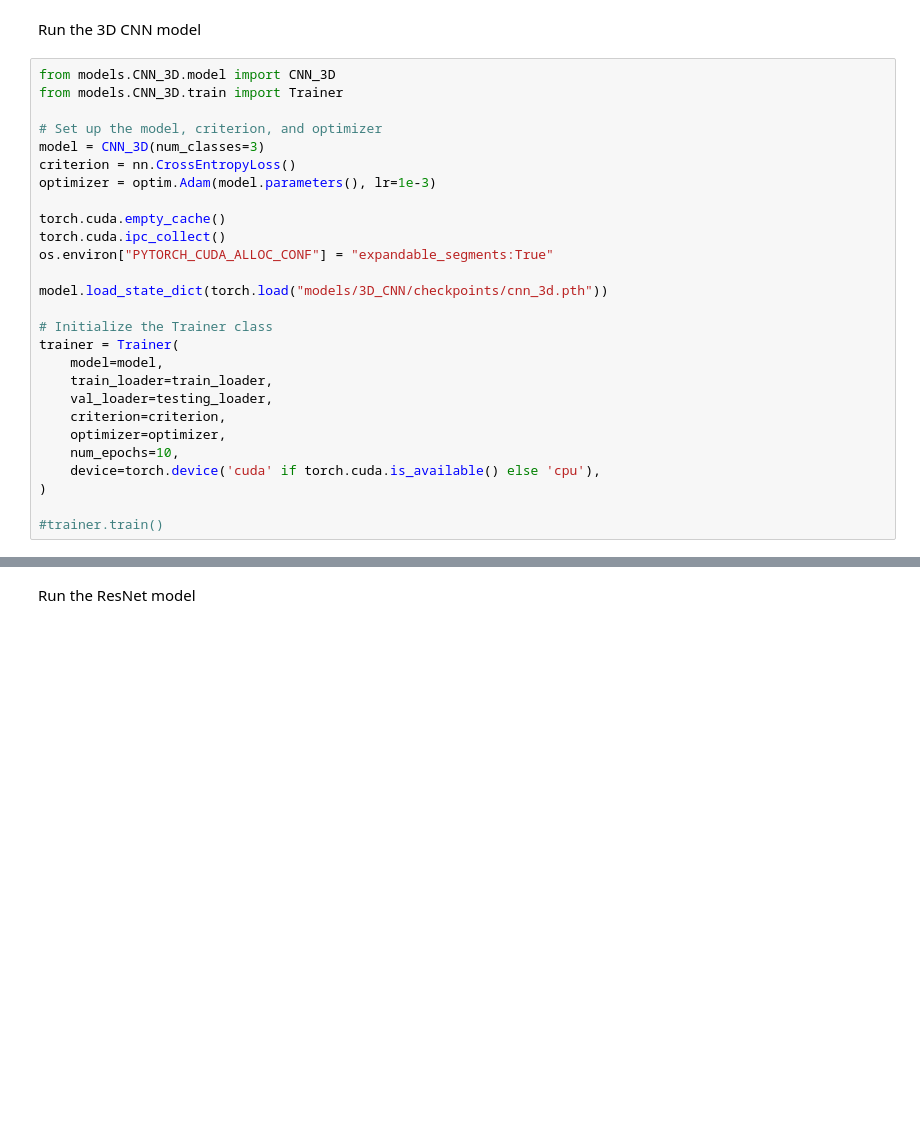
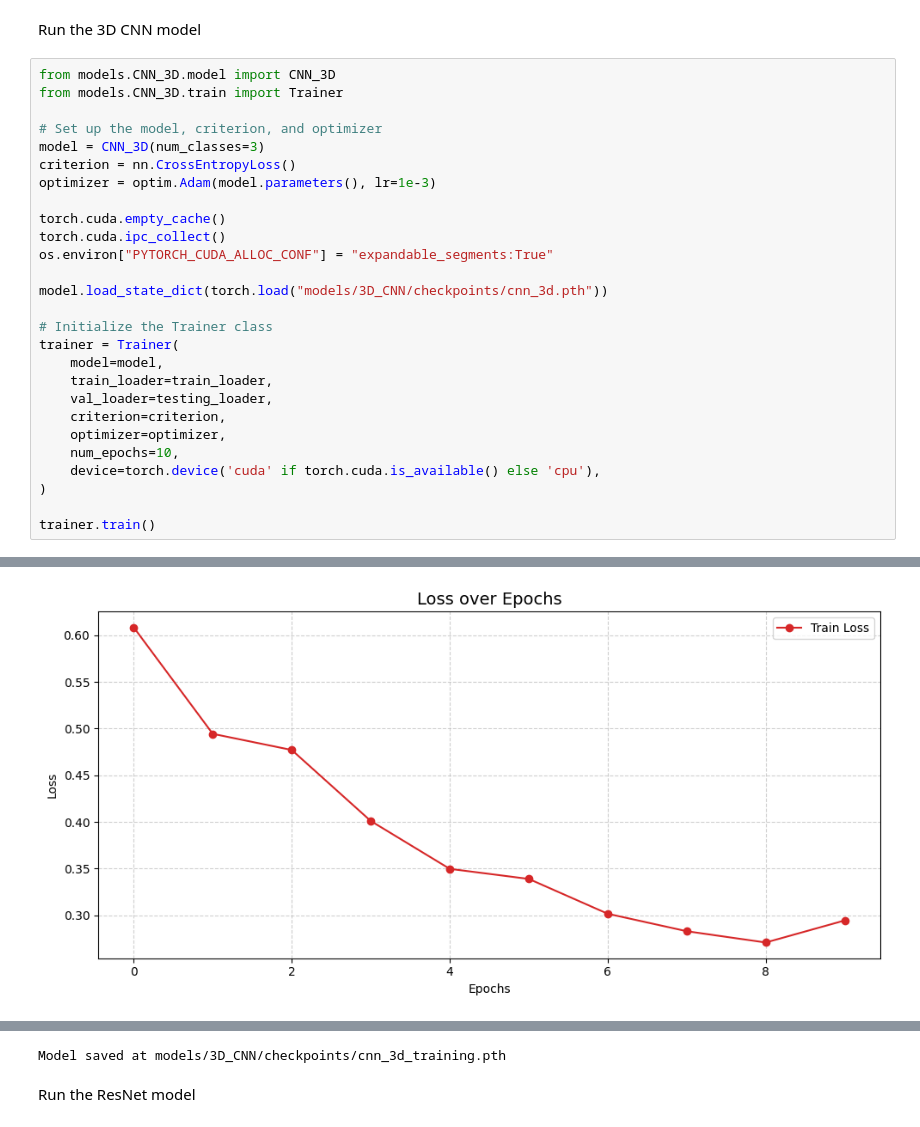
Before and after one commit to willakins/TumorTrace, a Jupyter notebook: notebooks/main.ipynb, the cells around one changed output, grey strips where cells are left out. Saved outputs shown, nothing was run; the diff lists cells and outputs as text; blank space fills up the shorter version.

```diff
--- a/notebooks/main.ipynb
+++ b/notebooks/main.ipynb
@@ -75,4 +75,5 @@ trainer = Trainer(
     device=torch.device('cuda' if torch.cuda.is_available() else 'cpu'),
 )
 
-#trainer.train()
+trainer.train()
+# %% [output]
@@ -78,0 +97 @@ trainer = Trainer(
+[figure, added]
@@ -79,3 +99,4 @@ trainer = Trainer(
+Model saved at models/3D_CNN/checkpoints/cnn_3d_training.pth
 # %% [markdown]
 Run the ResNet model
 # %%
```
Also changed, not shown: parts of 3 cells of this notebook, 5 other files.
